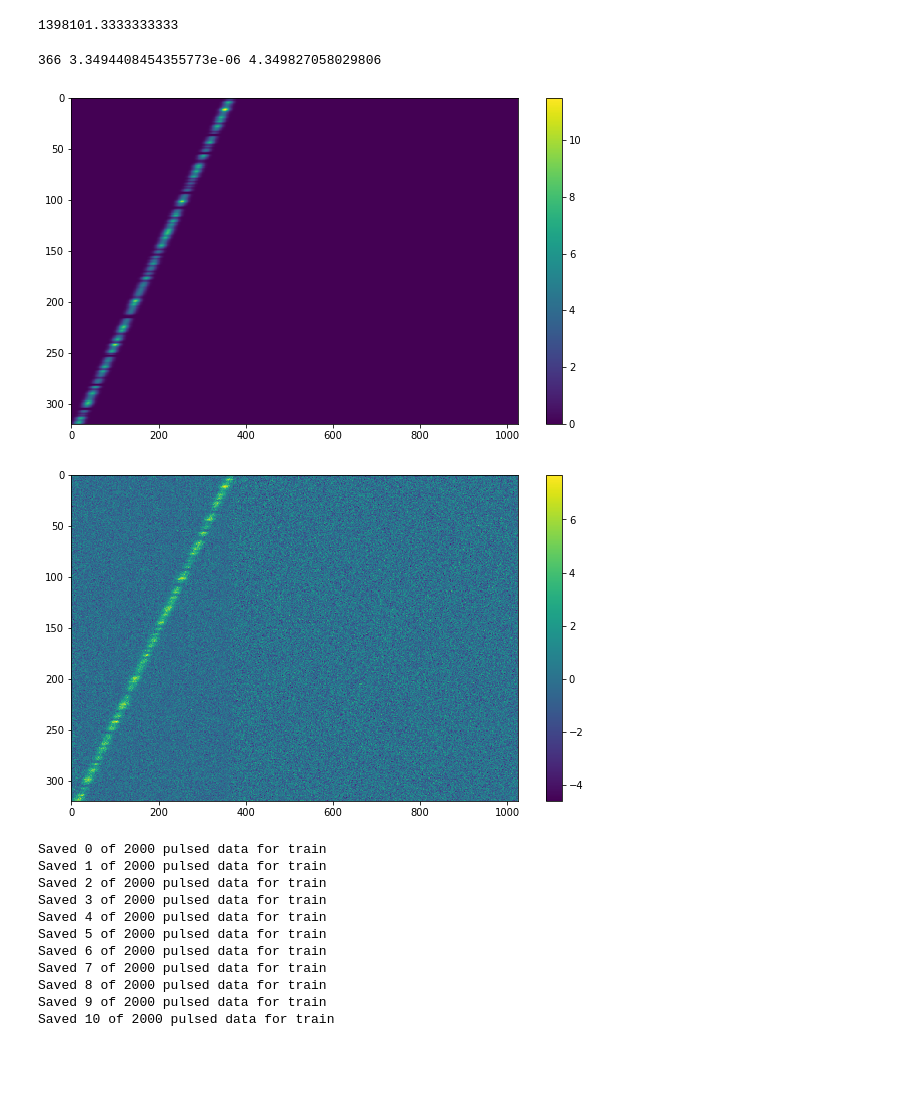
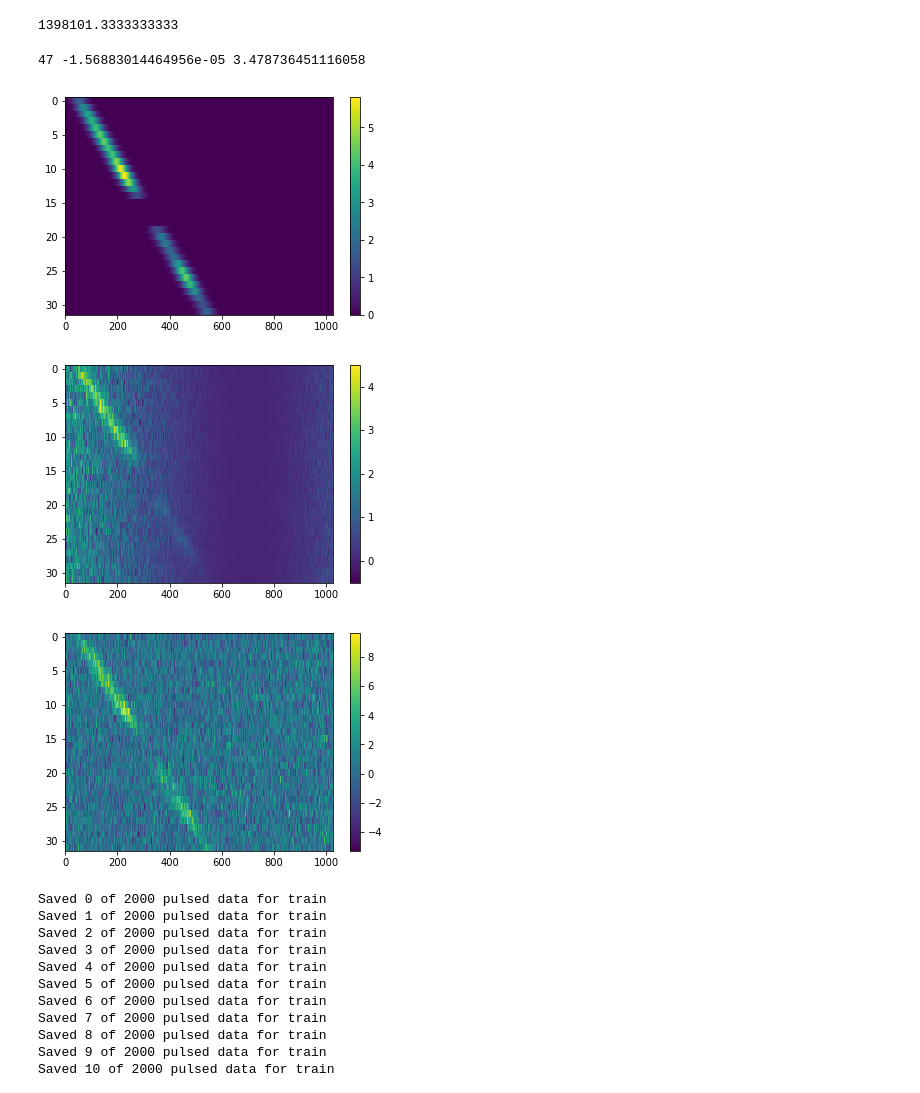
Before and after one commit to bbrzycki/setiml, a Jupyter notebook: jupyter-notebooks/Generate_fake_signals.ipynb, the cells around one changed output. Cells and saved outputs as stored; diff of their text form; code cells hidden in the pictures; blank space fills up the shorter version.

```diff
--- a/jupyter-notebooks/Generate_fake_signals.ipynb
+++ b/jupyter-notebooks/Generate_fake_signals.ipynb
@@ -200,13 +210,12 @@ np.abs(4000 / ( 1024 * df))
 # %% [output]
 1398101.3333333333
 # %%
-factor = 20
-tsamp = 18.253611008 / factor
+tsamp = 1
 fch1 = 6095.214842353016
-df = -2.7939677238464355e-06
+df = -1e-06
 
 fchans = 1024
-tchans = 16 * factor
+tchans = 32
 
 fs = np.arange(fch1, fch1 + fchans*df, df)
 ts = np.arange(0, tchans*tsamp, tsamp)
@@ -215,48 +224,55 @@ start_index = np.random.randint(0,fchans)
 drift_rate = np.random.uniform(-start_index*df/(tsamp*tchans),
                                (fchans-1-start_index)*df/(tsamp*tchans))
 #drift_rate = 0
-level = np.random.uniform(2,5)
+level = np.random.uniform(1,5)
 period = np.random.uniform(2,4)
 phase = np.random.uniform(0,period)
 sigma = np.random.uniform(0.1, 2)
 pulse_dir = 'rand'
 width = np.random.uniform(np.random.uniform(0.1,2))
 pnum = 10
 amplitude = np.random.uniform(min(1, level/2.), level)
+# amplitude = np.random.uniform(min(1, level/2.), level/2)
 
-# level = 0.5
+
+# level = 100
 # period = 2
 # phase = 0
 # sigma = 2
 # pulse_dir = 'rand'
 # width = 2
 # pnum = 10
 # amplitude = 0.5
 
 signal = stg.generate(ts,
-                          fs,
-                          stg.constant_path(f_start = fs[start_index], drift_rate = drift_rate),
-                          stg.periodic_gaussian_t_profile(period, phase, sigma, pulse_dir, width, pnum, amplitude, level),
-                          stg.gaussian_f_profile(width = 0.00002),
-                          stg.constant_bp_profile(level = 1.0),
-                          integrate = True)
+                      fs,
+                      stg.constant_path(f_start = fs[start_index], drift_rate = drift_rate),
+                      stg.periodic_gaussian_t_profile(period, phase, sigma, pulse_dir, width, pnum, amplitude, level),
+                      stg.gaussian_f_profile(width = 0.00002),
+                      stg.constant_bp_profile(level = 1.0),
+                      integrate = False)
 
-fig = plt.figure(figsize=(10,6))
+fig = plt.figure(figsize=(6,4))
 plt.imshow(signal, aspect='auto')
 plt.colorbar()
-fig = plt.figure(figsize=(10,6))
+fig = plt.figure(figsize=(6,4))
 # plt.imshow(stg.inject_noise(signal), aspect='auto')
-plt.imshow(stg.normalize(stg.inject_noise(signal), cols = 0, exclude = 0.0, use_median=False), aspect='auto')
+plt.imshow((1-block/1)*(3+stg.inject_noise(signal)), aspect='auto')
+plt.colorbar()
+fig = plt.figure(figsize=(6,4))
+# plt.imshow(stg.inject_noise(signal), aspect='auto')
+plt.imshow(stg.normalize((1-block/2)*(3+stg.inject_noise(signal)), cols = 128, exclude = 0.2, use_median=False), aspect='auto')
 plt.colorbar()
 # plt.imshow(signal)
 
 # normalized_signal = stg.normalize(stg.inject_noise(signal))
 # plt.imsave('test_none.png', normalized_signal)
 print(start_index, drift_rate, level)
 # %% [output]
-366 3.3494408454355773e-06 4.349827058029806
+47 -1.56883014464956e-05 3.478736451116058
-[figure, old version]
+[figure, new version]
-[figure, old version]
+[figure, new version]
+[figure, added]
 # %%
 import errno
 dir = 'normalized_comparison'
```
Also changed, not shown: parts of 3 cells of this notebook, 8 other files.
